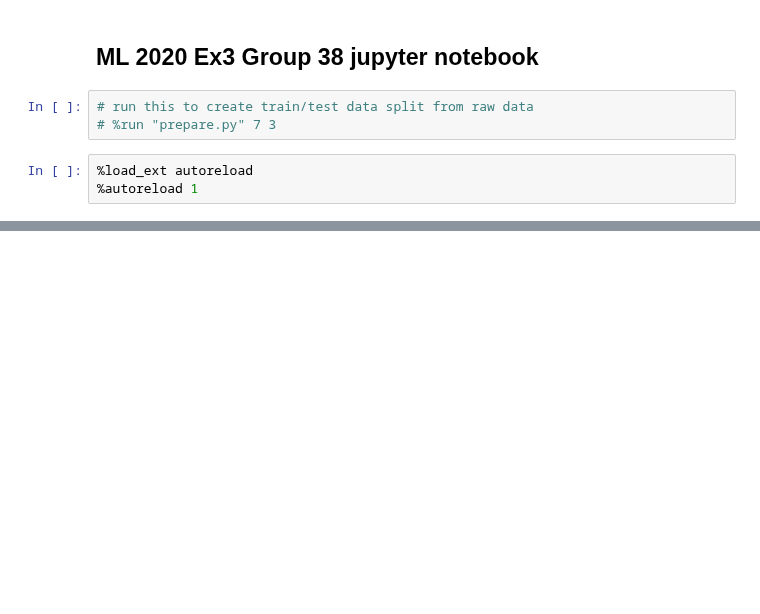
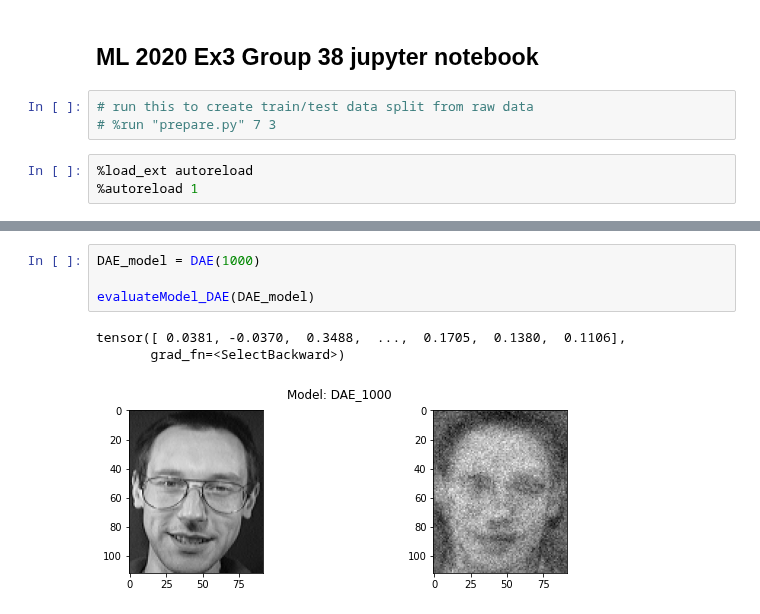
Before and after one commit to omgwenxx/machine_learning, a Jupyter notebook: assignment3/app/template.ipynb, the cells around one changed output, grey strips where cells are left out. Drawn from its saved outputs; the diff is of its cells as text; blank space fills up the shorter version.

```diff
--- a/assignment3/app/template.ipynb
+++ b/assignment3/app/template.ipynb
@@ -15,0 +39,8 @@ from modules import buildModel, invert
+# %%
+DAE_model = DAE(1000)
+
+evaluateModel_DAE(DAE_model)
+# %% [output]
+tensor([ 0.0381, -0.0370,  0.3488,  ...,  0.1705,  0.1380,  0.1106],
+       grad_fn=<SelectBackward>)
+[figure, added]
```
Also changed, not shown: parts of 14 cells of this notebook, 5 other files.
